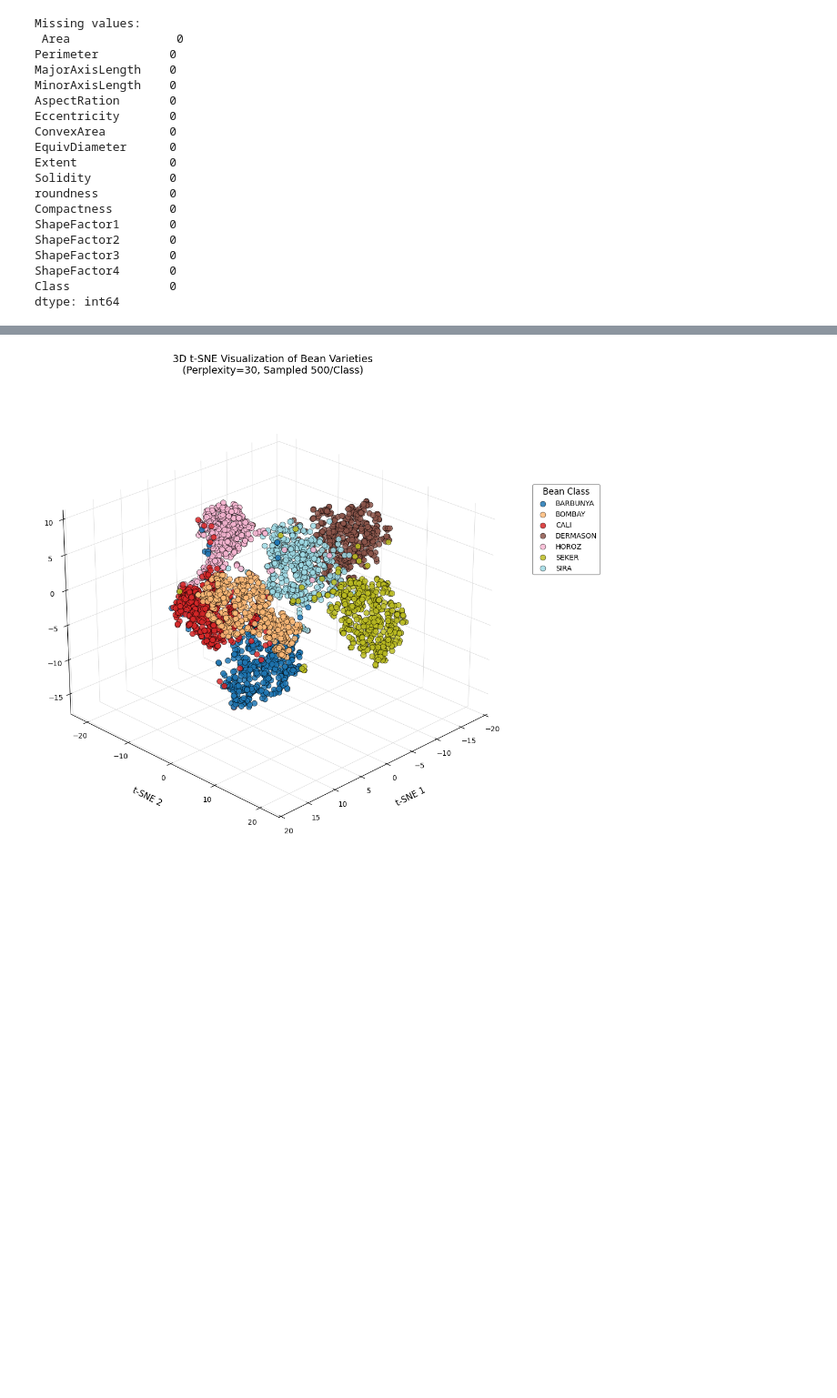
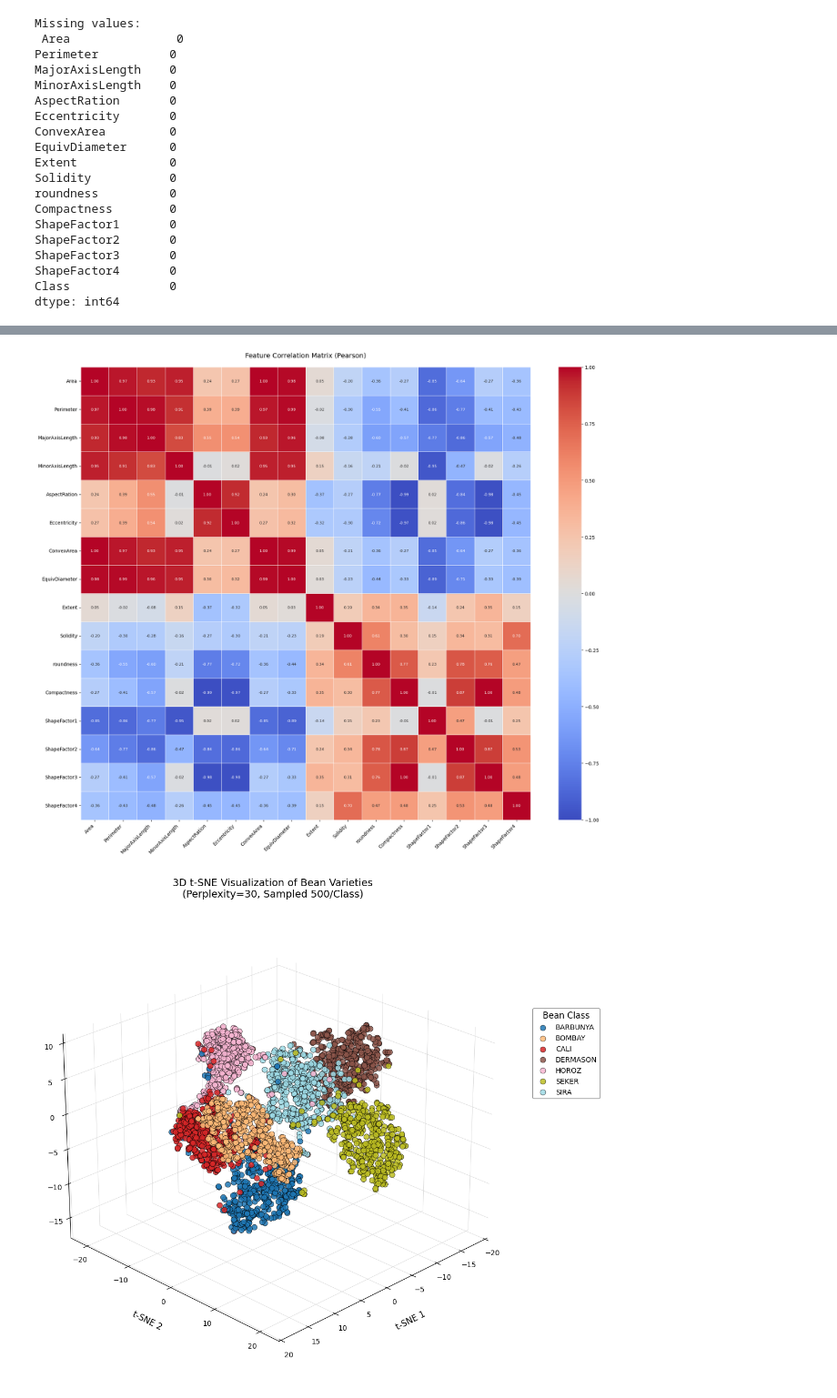
Before and after one commit to qhua106/DSAA2011-project, a Jupyter notebook: sly_is_my_father.ipynb, the cells around one changed output, grey strips where cells are left out. Shown at 91% size. Cells and saved outputs as stored; diff of their text form; code cells hidden in the pictures; blank space fills up the shorter version.

```diff
--- a/sly_is_my_father.ipynb
+++ b/sly_is_my_father.ipynb
@@ -68,0 +81,32 @@ dtype: int64
+# %%
+
+# Encode class labels to integers
+label_encoder = LabelEncoder()
+df['Class'] = label_encoder.fit_transform(df['Class'])
+
+# Separate features and labels
+X = df.drop('Class', axis=1)
+y = df['Class']
+
+# 计算相关系数矩阵
+corr_matrix = X.corr()
+
+# 绘制热力图（优化版）
+plt.figure(figsize=(18, 15))
+sns.heatmap(
+    corr_matrix,
+    annot=True,         # 显示数值
+    fmt=".2f",         # 小数格式
+    cmap='coolwarm',   # 冷暖色区分正负相关
+    vmin=-1, vmax=1,   # 固定色标范围
+    linewidths=0.5,    # 单元格间线条
+    annot_kws={"size":8} # 注释字体大小
+)
+
+plt.title("Feature Correlation Matrix (Pearson)", fontsize=14, pad=20)
+plt.xticks(rotation=45, ha='right', fontsize=10)
+plt.yticks(fontsize=10)
+plt.tight_layout()
+plt.show()
+# %% [output]
+[figure, added]
```
Also changed, not shown: parts of 6 cells of this notebook, 1 other file.
